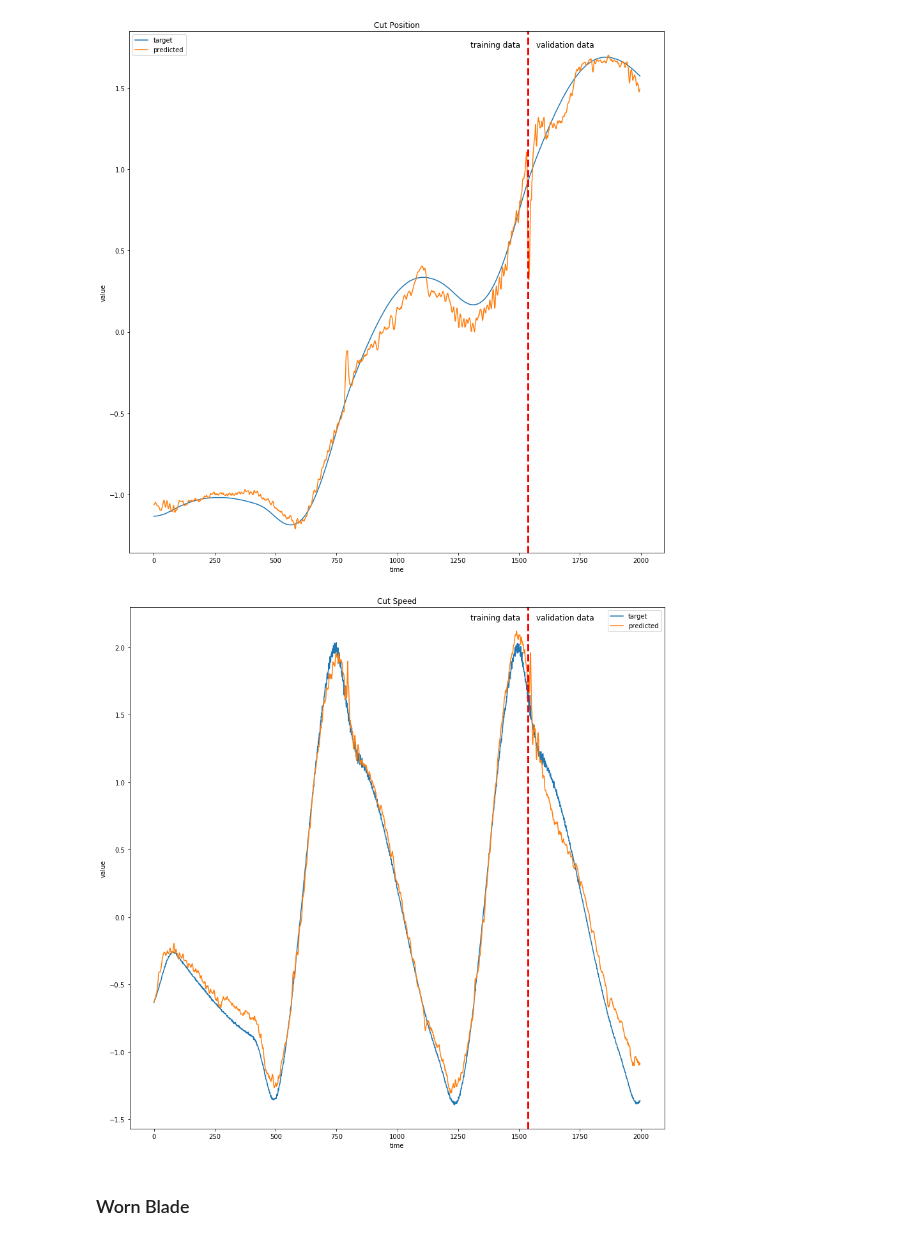
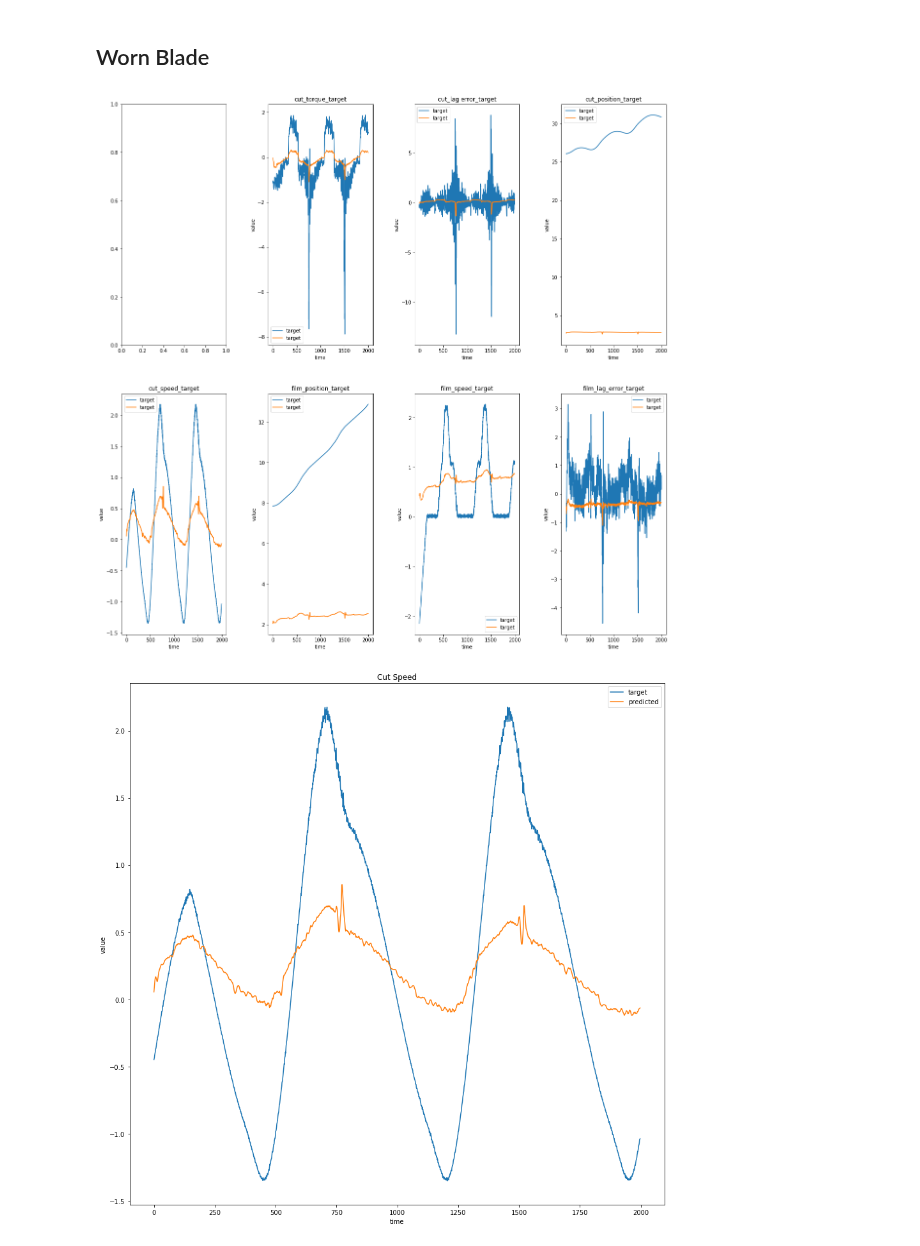
Before and after one commit to carlov93/predictive_maintenance, a Jupyter notebook: src/visualisation/visualisation_prediction.ipynb, the cells around one changed output. Saved outputs shown, nothing was run; the diff lists cells and outputs as text; code cells hidden in the pictures.

```diff
--- a/src/visualisation/visualisation_prediction.ipynb
+++ b/src/visualisation/visualisation_prediction.ipynb
@@ -20,0 +73,14 @@ plt.show()
+# %%
+data_new_blade = pd.read_csv("./files/prediction_new_blade.csv", sep=";")
+input_data = pd.read_csv("../../data/vega_shrinkwrapper_original/NewBlade/NewBlade001.csv", sep=",")
+columns_input = input_data.columns
+fig, axes = plt.subplots(2, 4, figsize=(10,10))
+ax = axes.ravel()
+columns = data_new_blade.columns
+plt.subplots_adjust(hspace=0.2, wspace=0.4)
+for i in range(1,8):
+    residual = data_new_blade[columns[i]] - data_new_blade[columns[i+7]]
+    sns.scatterplot(x=input_data[columns_input[i]], y=residual, ax=ax[i])
+    ax[i].set(xlabel='residual', ylabel='value predictor')
+    ax[i].set(title=columns[i])
+plt.show()
@@ -20,0 +91,9 @@ plt.show()
+# %%
+fig, axes = plt.subplots(2, 4, figsize=(10,10))
+ax = axes.ravel()
+plt.subplots_adjust(hspace=0.2, wspace=0.4)
+for i in range(1, 8):
+    plot_acf(data_residuals.iloc[:,i], lags=20, ax=ax[i])
+    ax[i].set_title(columns[i])
+    ax[i].set_xlabel('time lag')
+plt.show()
@@ -21,26 +102,25 @@ plt.show()
+# %% [markdown]
+## Worn Blade
+# %%
+data_worn_blade = pd.read_csv("./files/prediction_worn_blade.csv", sep=";")
+fig, axes = plt.subplots(2, 4, figsize=(20,20))
+ax = axes.ravel()
+columns = data_new_blade.columns
+plt.subplots_adjust(hspace=0.2, wspace=0.4)
+for i in range(1,8):
+    sns.lineplot(data=data_worn_blade, x="timestamp", y=columns[i], ax=ax[i], label="target")
+    sns.lineplot(data=data_worn_blade, x="timestamp", y=columns[i+7], ax=ax[i], label="target")
+    ax[i].set(xlabel='time', ylabel='value')
+    ax[i].set(title=columns[i])
+plt.show()
+# %% [output]
+[figure, added]
 # %%
 f, ax = plt.subplots(figsize=(15, 15))
-sns.lineplot(data=data_new_blade, x="timestamp", y="cut_position_target", ax=ax, label="target")
-sns.lineplot(data=data_new_blade, x="timestamp", y="cut_position_predicted", ax=ax, label="predicted")
-ax.axvline(1536, 0,2, color="r", linestyle ="--", linewidth=3, label="train-validation")
-plt.text(1570, 1.75, 'validation data', fontsize=12)
-plt.text(1300, 1.75, 'training data', fontsize=12)
+sns.lineplot(data=data_new_blade, x="timestamp", y="cut_speed_target", ax=ax, label="target")
+sns.lineplot(data=data_new_blade, x="timestamp", y="cut_speed_predicted", ax=ax, label="predicted")
 ax.set(xlabel='time', ylabel='value')
-ax.set(title="Cut Position")
+ax.set(title="Cut Speed")
 plt.show()
 # %% [output]
-[figure, old version]
+[figure, new version]
-# %%
-f, ax = plt.subplots(figsize=(15, 15))
-sns.lineplot(data=data_new_blade, x="timestamp", y="cut_speed_target", ax=ax, label="target")
-sns.lineplot(data=data_new_blade, x="timestamp", y="cut_speed_predicted", ax=ax, label="predicted")
-ax.axvline(1536, 0,2, color="r", linestyle ="--", linewidth=3, label="train-validation")
-plt.text(1570, 2.2, 'validation data', fontsize=12)
-plt.text(1300, 2.2, 'training data', fontsize=12)
-ax.set(xlabel='time', ylabel='value')
-ax.set(title="Cut Speed")
-plt.show()
-# %% [output]
-[figure, removed]
-# %% [markdown]
-### Worn Blade
```
Also changed, not shown: parts of 13 cells of this notebook, 6 other files.
